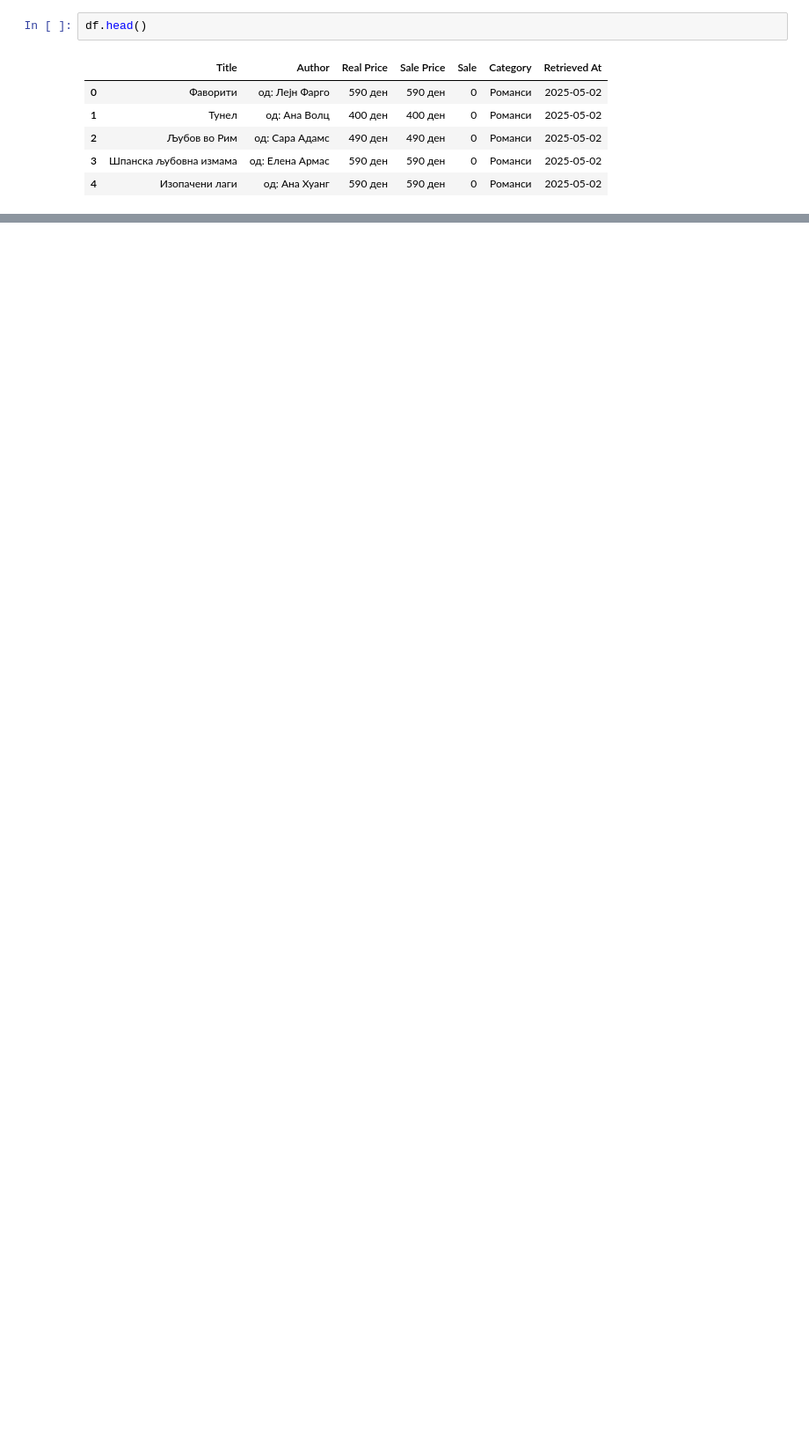
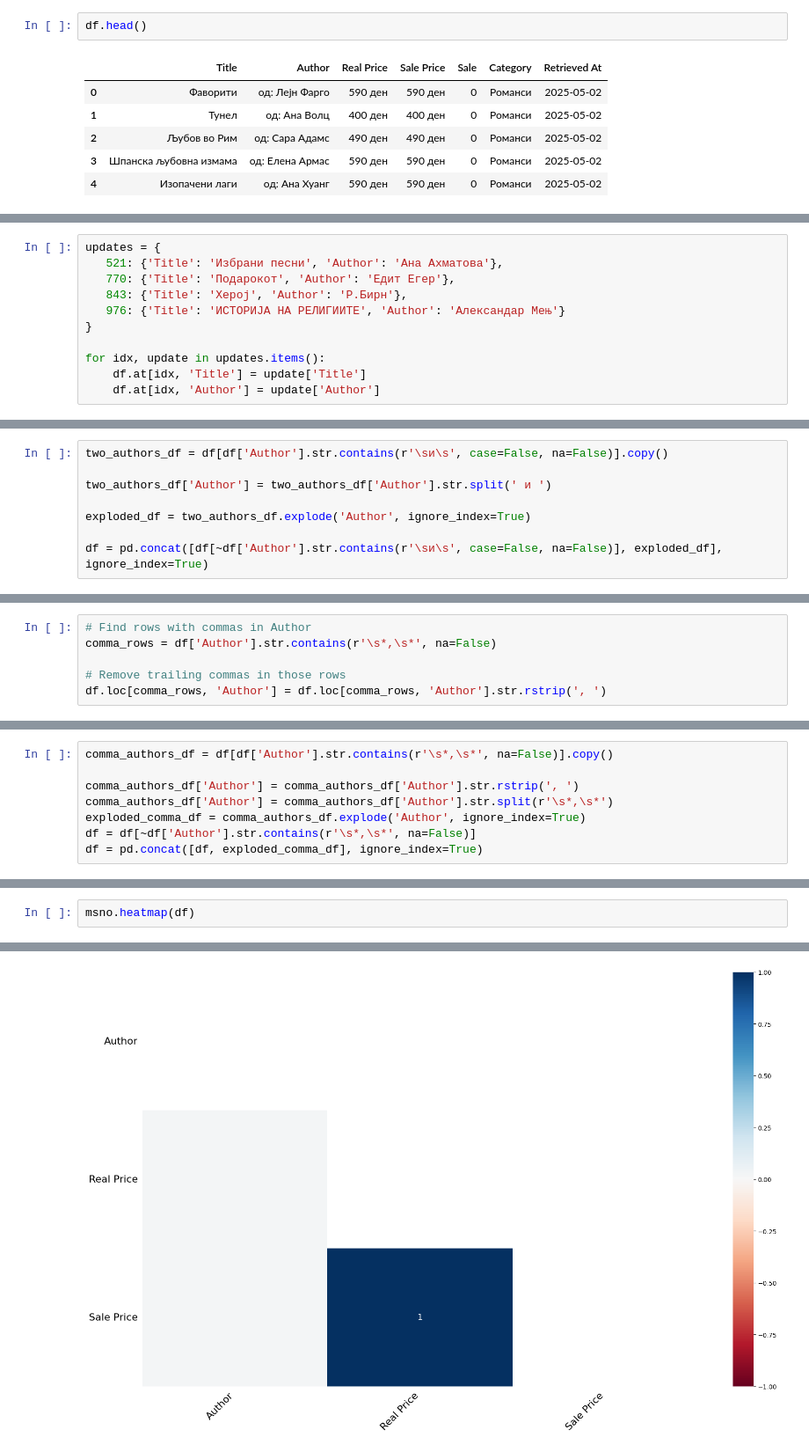
Before and after one commit to KTalia/I2DS_Project, a Jupyter notebook: sakamknigi.mk/preprocess.ipynb, the cells around one changed output, grey strips where cells are left out. Shown: that part at 88% size. Saved outputs shown, nothing was run; the diff lists cells and outputs as text; blank space fills up the shorter version.

```diff
--- a/sakamknigi.mk/preprocess.ipynb
+++ b/sakamknigi.mk/preprocess.ipynb
@@ -28,0 +274,11 @@ df.head()
+# %%
+updates = {
+   521: {'Title': 'Избрани песни', 'Author': 'Ана Ахматова'},
+   770: {'Title': 'Подарокот', 'Author': 'Едит Егер'},
+   843: {'Title': 'Херој', 'Author': 'Р.Бирн'},
+   976: {'Title': 'ИСТОРИЈА НА РЕЛИГИИТЕ', 'Author': 'Александар Мењ'}
+}
+
+for idx, update in updates.items():
+    df.at[idx, 'Title'] = update['Title']
+    df.at[idx, 'Author'] = update['Author']
@@ -28,0 +295,8 @@ df.head()
+# %%
+two_authors_df = df[df['Author'].str.contains(r'\sи\s', case=False, na=False)].copy()
+
+two_authors_df['Author'] = two_authors_df['Author'].str.split(' и ')
+
+exploded_df = two_authors_df.explode('Author', ignore_index=True)
+
+df = pd.concat([df[~df['Author'].str.contains(r'\sи\s', case=False, na=False)], exploded_df], ignore_index=True)
@@ -28,0 +310,6 @@ df.head()
+# %%
+# Find rows with commas in Author
+comma_rows = df['Author'].str.contains(r'\s*,\s*', na=False)
+
+# Remove trailing commas in those rows
+df.loc[comma_rows, 'Author'] = df.loc[comma_rows, 'Author'].str.rstrip(', ')
@@ -28,0 +326,8 @@ df.head()
+# %%
+comma_authors_df = df[df['Author'].str.contains(r'\s*,\s*', na=False)].copy()
+
+comma_authors_df['Author'] = comma_authors_df['Author'].str.rstrip(', ')
+comma_authors_df['Author'] = comma_authors_df['Author'].str.split(r'\s*,\s*')
+exploded_comma_df = comma_authors_df.explode('Author', ignore_index=True)
+df = df[~df['Author'].str.contains(r'\s*,\s*', na=False)]
+df = pd.concat([df, exploded_comma_df], ignore_index=True)
@@ -28,0 +357,3 @@ df.head()
+# %%
+msno.heatmap(df)
+# %% [output]
@@ -28,0 +361 @@ df.head()
+[figure, added]
```
Also changed, not shown: parts of 58 cells of this notebook, 1 other file.
